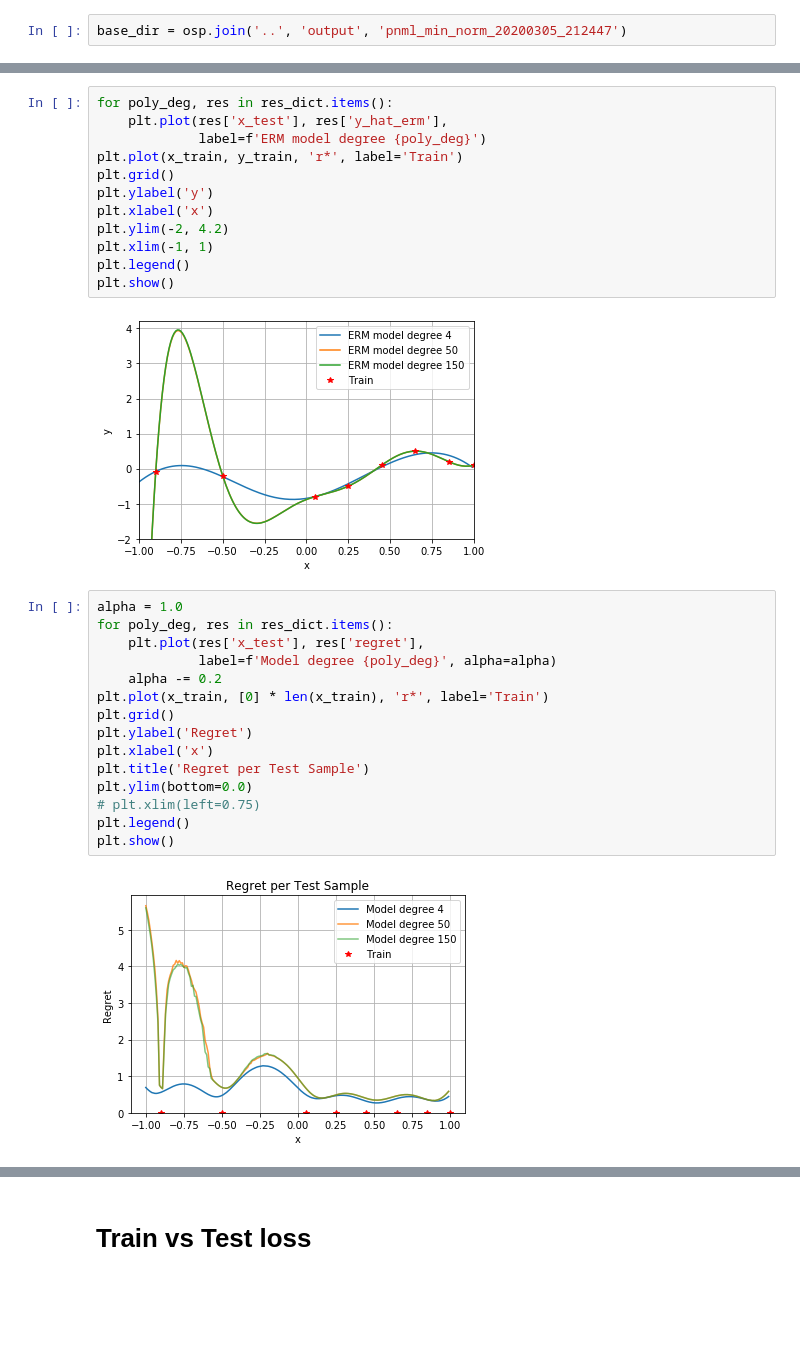
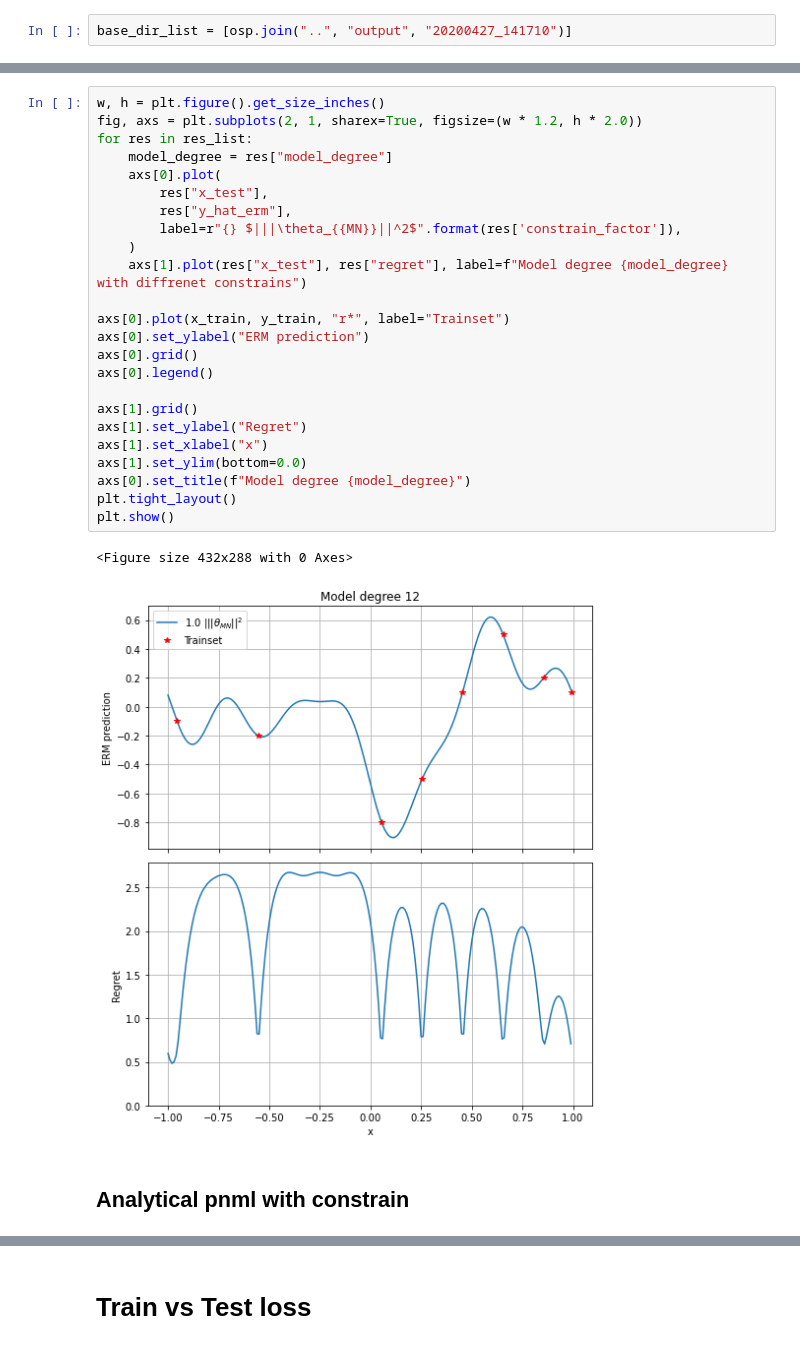
Before and after one commit to kobybibas/pnml_linear_regression_simulation, a Jupyter notebook: notebooks/min_norm_solution.ipynb, the cells around one changed output, grey strips where cells are left out. Drawn from its saved outputs; the diff is of its cells as text; blank space fills up the shorter version.

```diff
--- a/notebooks/min_norm_solution.ipynb
+++ b/notebooks/min_norm_solution.ipynb
@@ -11,3 +16,3 @@ sys.path.insert(0, '../src/')
 # %%
-base_dir = osp.join('..', 'output', 'pnml_min_norm_20200305_212447')
+base_dir_list = [osp.join("..", "output", "20200427_141710")]
 # %%
@@ -40,31 +59,29 @@ dict_keys([4, 50, 150])
-# %%
-for poly_deg, res in res_dict.items():
-    plt.plot(res['x_test'], res['y_hat_erm'],
-             label=f'ERM model degree {poly_deg}')
-plt.plot(x_train, y_train, 'r*', label='Train')
-plt.grid()
-plt.ylabel('y')
-plt.xlabel('x')
-plt.ylim(-2, 4.2)
-plt.xlim(-1, 1)
-plt.legend()
-plt.show()
-# %% [output]
-[figure, removed]
-# %%
-alpha = 1.0
-for poly_deg, res in res_dict.items():
-    plt.plot(res['x_test'], res['regret'],
-             label=f'Model degree {poly_deg}', alpha=alpha)
-    alpha -= 0.2
-plt.plot(x_train, [0] * len(x_train), 'r*', label='Train')
-plt.grid()
-plt.ylabel('Regret')
-plt.xlabel('x')
-plt.title('Regret per Test Sample')
-plt.ylim(bottom=0.0)
-# plt.xlim(left=0.75)
-plt.legend()
-plt.show()
-# %% [output]
-[figure, removed]
+# %%
+w, h = plt.figure().get_size_inches()
+fig, axs = plt.subplots(2, 1, sharex=True, figsize=(w * 1.2, h * 2.0))
+for res in res_list:
+    model_degree = res["model_degree"]
+    axs[0].plot(
+        res["x_test"],
+        res["y_hat_erm"],
+        label=r"{} $|||\theta_{{MN}}||^2$".format(res['constrain_factor']),
+    )
+    axs[1].plot(res["x_test"], res["regret"], label=f"Model degree {model_degree} with diffrenet constrains")
+
+axs[0].plot(x_train, y_train, "r*", label="Trainset")
+axs[0].set_ylabel("ERM prediction")
+axs[0].grid()
+axs[0].legend()
+
+axs[1].grid()
+axs[1].set_ylabel("Regret")
+axs[1].set_xlabel("x")
+axs[1].set_ylim(bottom=0.0)
+axs[0].set_title(f"Model degree {model_degree}")
+plt.tight_layout()
+plt.show()
+# %% [output]
+<Figure size 432x288 with 0 Axes>
+[figure, added]
+# %% [markdown]
+## Analytical pnml with constrain
```
Also changed, not shown: parts of 12 cells of this notebook, 11 other files.
